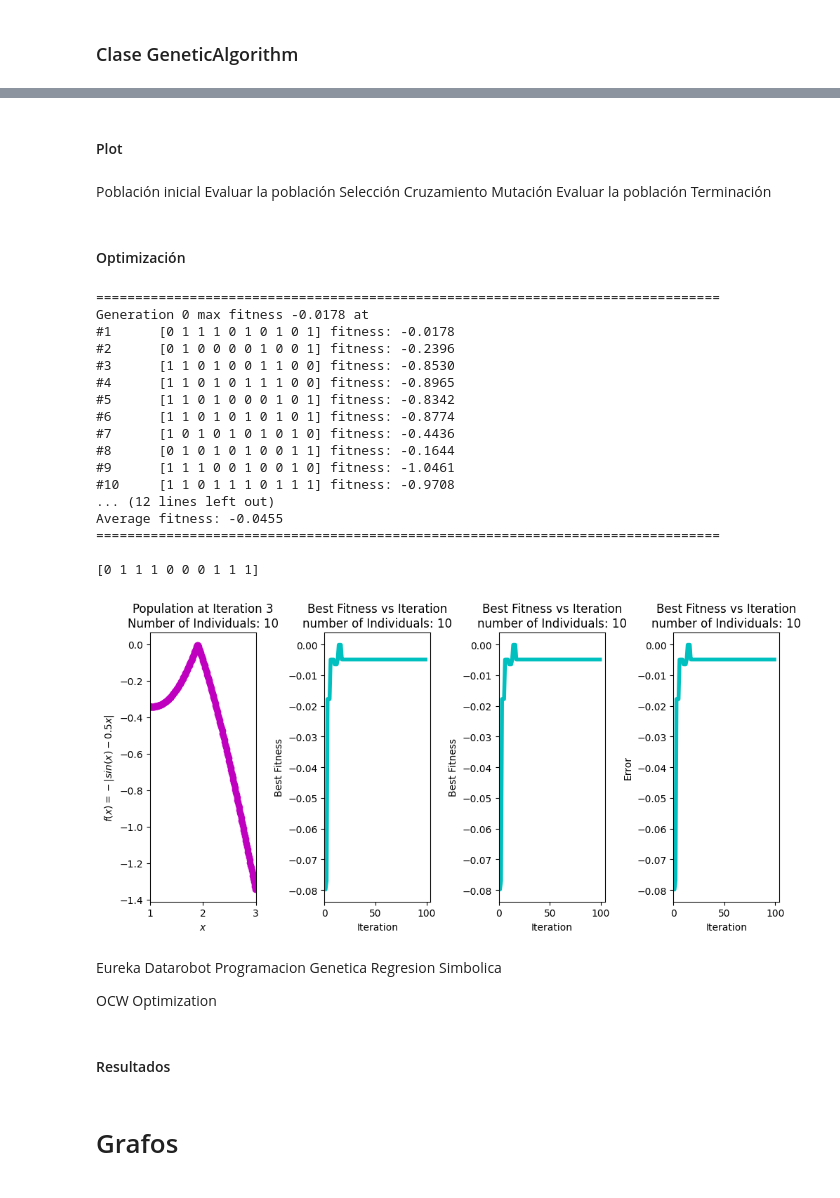
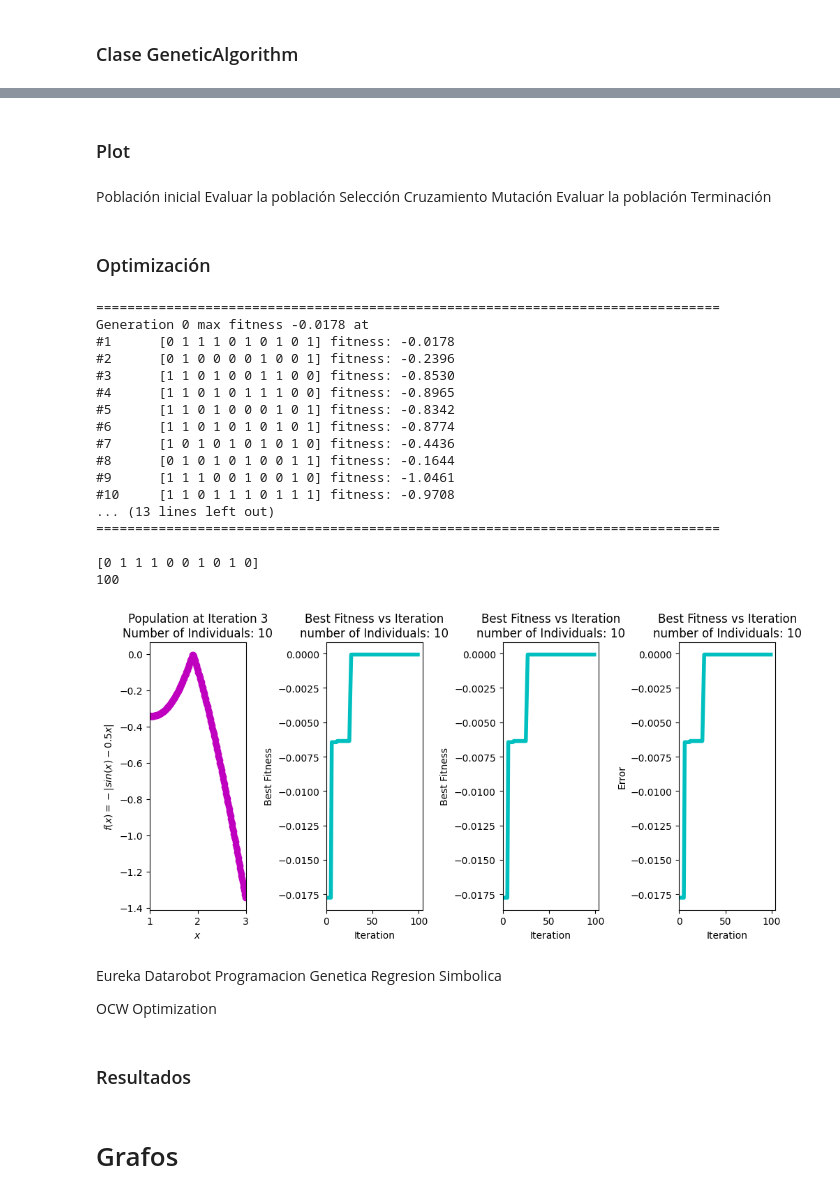
Before and after one commit to jtapiav/github-slideshow, a Jupyter notebook: GA.ipynb, the cells around one changed output, grey strips where cells are left out. Cells and saved outputs as stored; diff of their text form; code cells hidden in the pictures.

```diff
--- a/GA.ipynb
+++ b/GA.ipynb
@@ -62,6 +62,7 @@ class GeneticAlgorithm():
     self.populationValue         = None #
     self.fitnessScores           = None #
     self.bestCandidateGeneration = None #
+    self.fitnessScoresAverage    = [] #
 
     self.functionDecode   = functionDecode
     #self.calculateFitness
@@ -154,7 +155,13 @@ class GeneticAlgorithm():
     if self.mutationType not in [ 'bitstring', 'shrink' ]:
       raise ValueError( 'Mutation Type should be one of bitstring or shrink' )
 
-    indexRandomIndividual = np.random.choice( len(self.population) )
+    sortedIndices = sorted(range(len(self.population)), key=lambda x: self.fitnessScores[x], reverse=True)
+
+    eliteIndices = sortedIndices[:3]
+    nonEliteIndices = sortedIndices[3:]
+
+
+    indexRandomIndividual = np.random.choice( nonEliteIndices )
     randomIndividual = self.population[indexRandomIndividual]
 
     indexMutation = np.random.choice( len(randomIndividual) )
@@ -188,12 +195,24 @@ class GeneticAlgorithm():
     self.population    = self.generateRandomPopulation()
     self.fitnessScores = self.calculateFitness()
     self.printResult()
-    while self.numberOfIteration < self.numberMaximumIterations:
-      self.selection( 5, 2 )
+
+    best_fitness_previous = np.max(self.fitnessScores)
+    difference = np.inf
+
+    while self.numberOfIteration < self.numberMaximumIterations and difference > self.epsilon:
+      self.selection( 5, 5 )
       self.crossover()
       self.mutation()
       self.fitnessScores = self.calculateFitness()
-      self.bestFitnessOfGeneration.append( self.fitnessScores[np.argmax(self.fitnessScores) ] )
+
+      best_fitness_current = np.max(self.fitnessScores)
+
+      self.bestFitnessOfGeneration.append(best_fitness_current)
+      self.fitnessScoresAverage.append( self.fitnessScores.mean() )
+
       self.bestCandidateOfGeneration.append( self.population[np.argmax(self.fitnessScores) ] )
       self.numberOfIteration += 1
+
+      #difference = abs(best_fitness_current - best_fitness_previous)
+      best_fitness_previous = best_fitness_current
 # %% [markdown]
@@ -212,8 +231,7 @@ def calculateFitness( GA ):
   x=[]
 
   for index in range( len(GA.population) ):
-    individual = GA.population[index]
-    bin_to_int = np.array( [int(j) << i for i,j in enumerate(individual[::-1])] ).sum()
+    bin_to_int = np.array( [int(j) << i for i,j in enumerate(GA.population[index][::-1])] ).sum()
     int_to_x   = a + bin_to_int * (b - a) / (2**n - 1)
     x.append( int_to_x )
     fitnessScores[index] = functionFitness( int_to_x )
@@ -221,7 +239,7 @@ def calculateFitness( GA ):
   GA.populationValue = np.array(x)
   return fitnessScores
 # %% [markdown]
-#### Plot
+### Plot
 # %%
 def plotResult( self ):
     xval = np.arange( 1, 3, 0.01 )
@@ -236,7 +254,7 @@ def plotResult( self ):
     plt.ylabel( '$f(x) = -|sin(x) - 0.5x|$' )
     plt.title( 'Population at Iteration ' + str(3) + '\n' + 'Number of Individuals: ' + str(self.populationSize) )
 
-    xval = np.arange( 0, self.numberMaximumIterations, 1 )
+    xval = np.arange( 0, self.numberOfIteration, 1 )
     yval = self.bestFitnessOfGeneration
 
     plt.subplot( 142 )
@@ -271,44 +289,45 @@ Mutación
 Evaluar la población
 Terminación
 # %% [markdown]
-#### Optimización
+### Optimización
 # %%
 GA = GeneticAlgorithm( populationSize=10, chromosomeSize=10,
                        mutationType='bitstring', crossoverType='uniform', selectionType='ranking',
                        functionDecode = None,
                        calculateFitness = calculateFitness,
                        plotResult = plotResult,
-                       numberMaximumIterations=100, epsilon = 0.001,
+                       numberMaximumIterations=100, epsilon = 0.0000001,
                        randomState = 69, geneLimits = None )#
 GA.solve()
 GA.printResult()
 print( GA.bestCandidateOfGeneration[-1])
+print( GA.numberOfIteration )
 GA.plotResult( GA )
 # %% [output]
 ================================================================================
 Generation 0 max fitness -0.0178 at
 #1      [0 1 1 1 0 1 0 1 0 1] fitness: -0.0178
 #2      [0 1 0 0 0 0 1 0 0 1] fitness: -0.2396
 #3      [1 1 0 1 0 0 1 1 0 0] fitness: -0.8530
 #4      [1 1 0 1 0 1 1 1 0 0] fitness: -0.8965
 #5      [1 1 0 1 0 0 0 1 0 1] fitness: -0.8342
 #6      [1 1 0 1 0 1 0 1 0 1] fitness: -0.8774
 #7      [1 0 1 0 1 0 1 0 1 0] fitness: -0.4436
 #8      [0 1 0 1 0 1 0 0 1 1] fitness: -0.1644
 #9      [1 1 1 0 0 1 0 0 1 0] fitness: -1.0461
 #10     [1 1 0 1 1 1 0 1 1 1] fitness: -0.9708
-... (12 lines left out)
-Average fitness: -0.0455
+... (13 lines left out)
 ================================================================================
 
-[0 1 1 1 0 0 0 1 1 1]
+[0 1 1 1 0 0 1 0 1 0]
+100
-[figure, old version]
+[figure, new version]
 # %% [markdown]
 Eureka Datarobot Programacion Genetica Regresion Simbolica
 
 OCW Optimization
 # %% [markdown]
-#### Resultados
+### Resultados
 # %% [markdown]
 # Grafos
 # %% [markdown]
```
Also changed, not shown: parts of 87 cells of this notebook.
